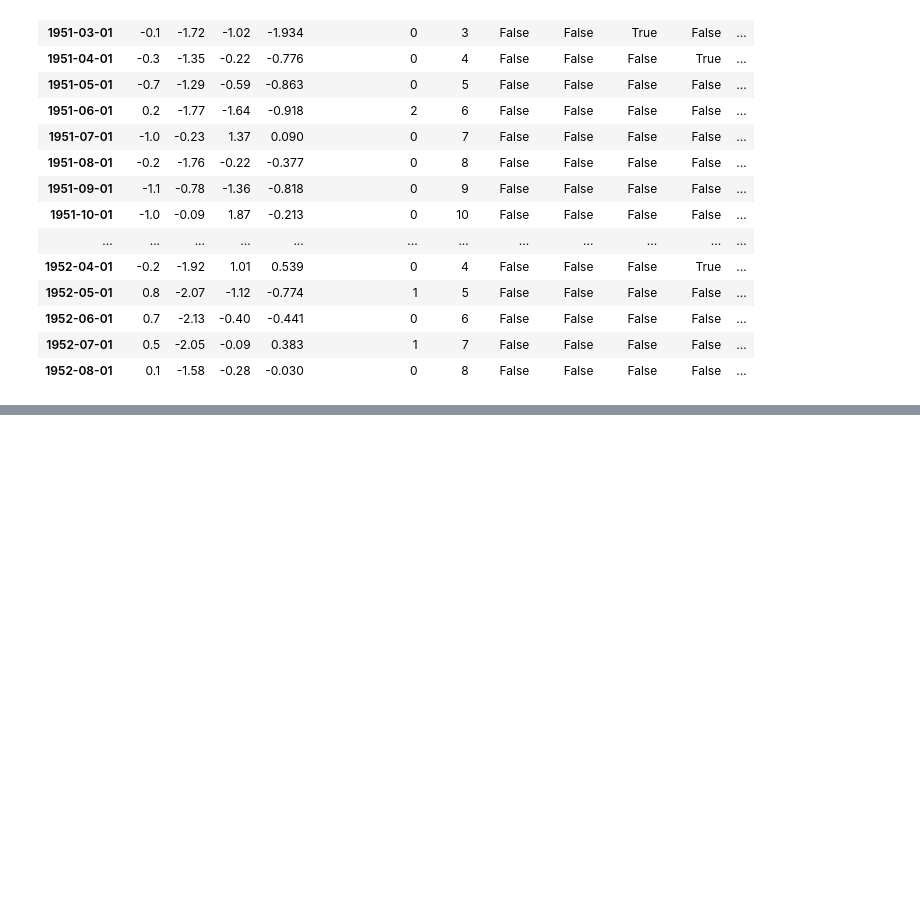
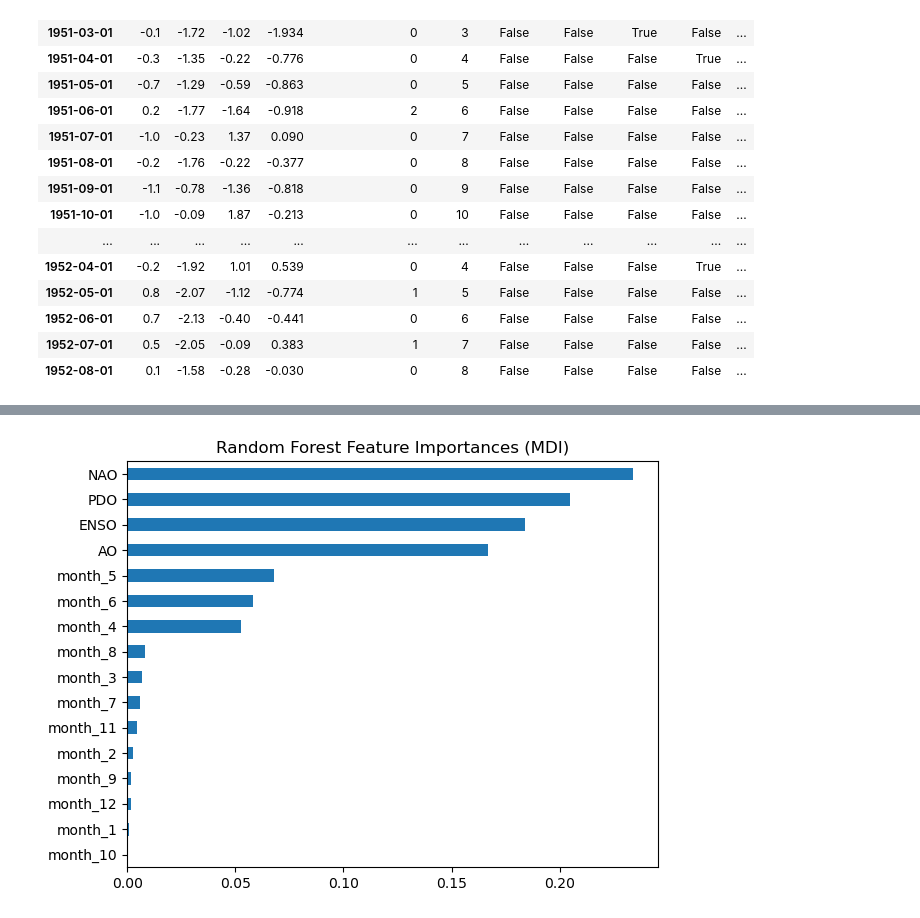
Before and after one commit to swnesbitt/ATMS-523-Module-6, a Jupyter notebook: ATMS 523_Module 6_HW_MDWR.ipynb, the cells around one changed output, grey strips where cells are left out. Cells and saved outputs as stored; diff of their text form; code cells hidden in the pictures; blank space fills up the shorter version.

```diff
--- a/ATMS 523_Module 6_HW_MDWR.ipynb
+++ b/ATMS 523_Module 6_HW_MDWR.ipynb
@@ -361,0 +475,16 @@ Correlation Coefficient: 0.28
+# %%
+# Feature importance using Mean Decrease in Impurity (MDI)
+
+feature_names = X_train.columns
+
+mdi_importances = pd.Series(
+    forest.feature_importances_, index=feature_names
+).sort_values(ascending=True)
+
+ax = mdi_importances.plot.barh()
+ax.set_title("Random Forest Feature Importances (MDI)")
+ax.figure.tight_layout()
+
+#NAO appears to be the most important feature according to MDI, followed by PDO, ENSO, and AO
+# %% [output]
+[figure, added]
```
Also changed, not shown: parts of 22 cells of this notebook, 7 other files.
